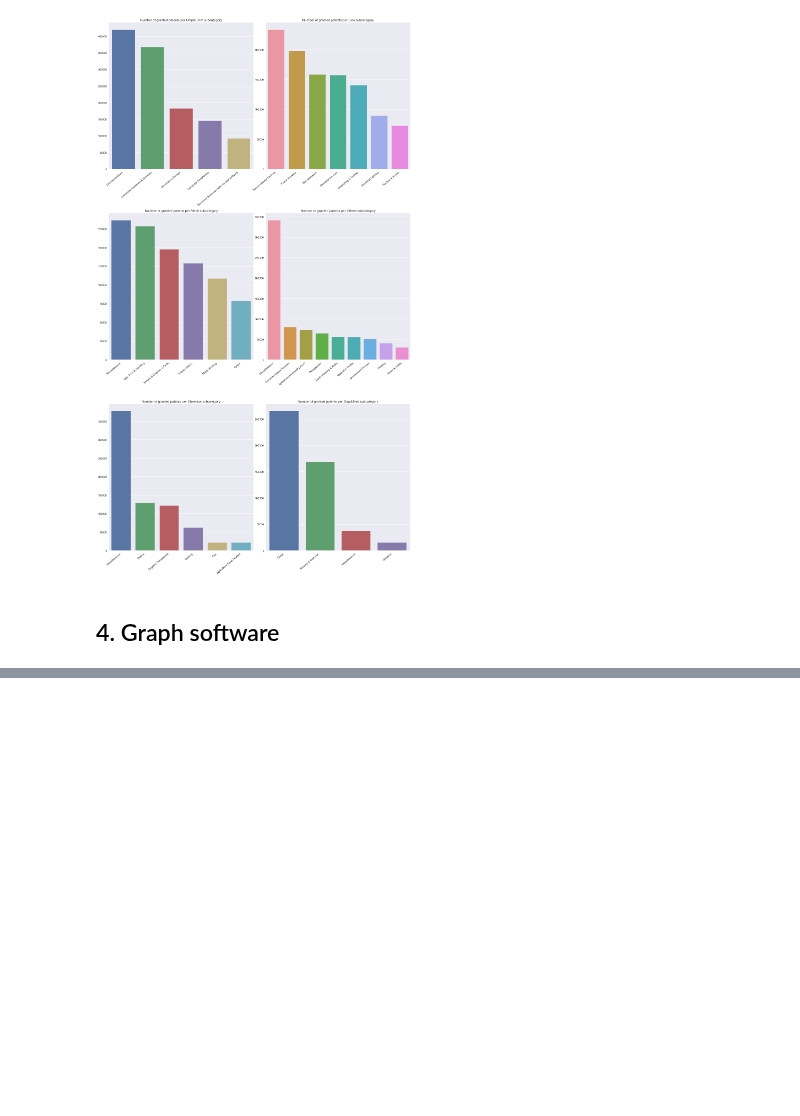
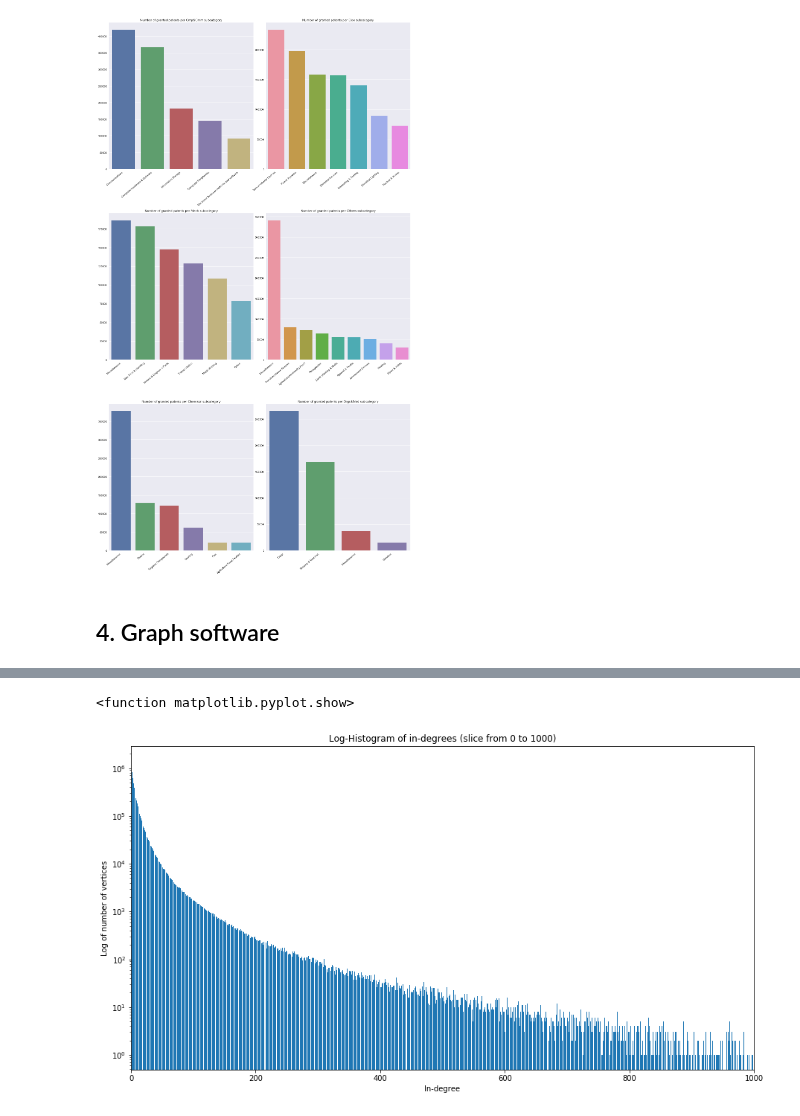
Before and after one commit to roman-bachmann/prayingmantissa, a Jupyter notebook: project/patents.ipynb, the cells around one changed output, grey strips where cells are left out. Saved outputs shown, nothing was run; the diff lists cells and outputs as text; code cells hidden in the pictures; blank space fills up the shorter version.

```diff
--- a/project/patents.ipynb
+++ b/project/patents.ipynb
@@ -349,0 +545,11 @@ graph = load_graph(DATA + 'citations_graph.xml.gz')
+# %%
+plt.figure(1, figsize=(15, 8))
+plt.title('Log-Histogram of in-degrees (slice from 0 to 1000)')
+plt.bar(vhist_in[1][:-1], vhist_in[0], log=True)
+plt.xlim((0,1000))
+plt.xlabel('In-degree')
+plt.ylabel('Log of number of vertices')
+plt.show
+# %% [output]
+<function matplotlib.pyplot.show>
+[figure, added]
```
Also changed, not shown: parts of 58 cells of this notebook.
